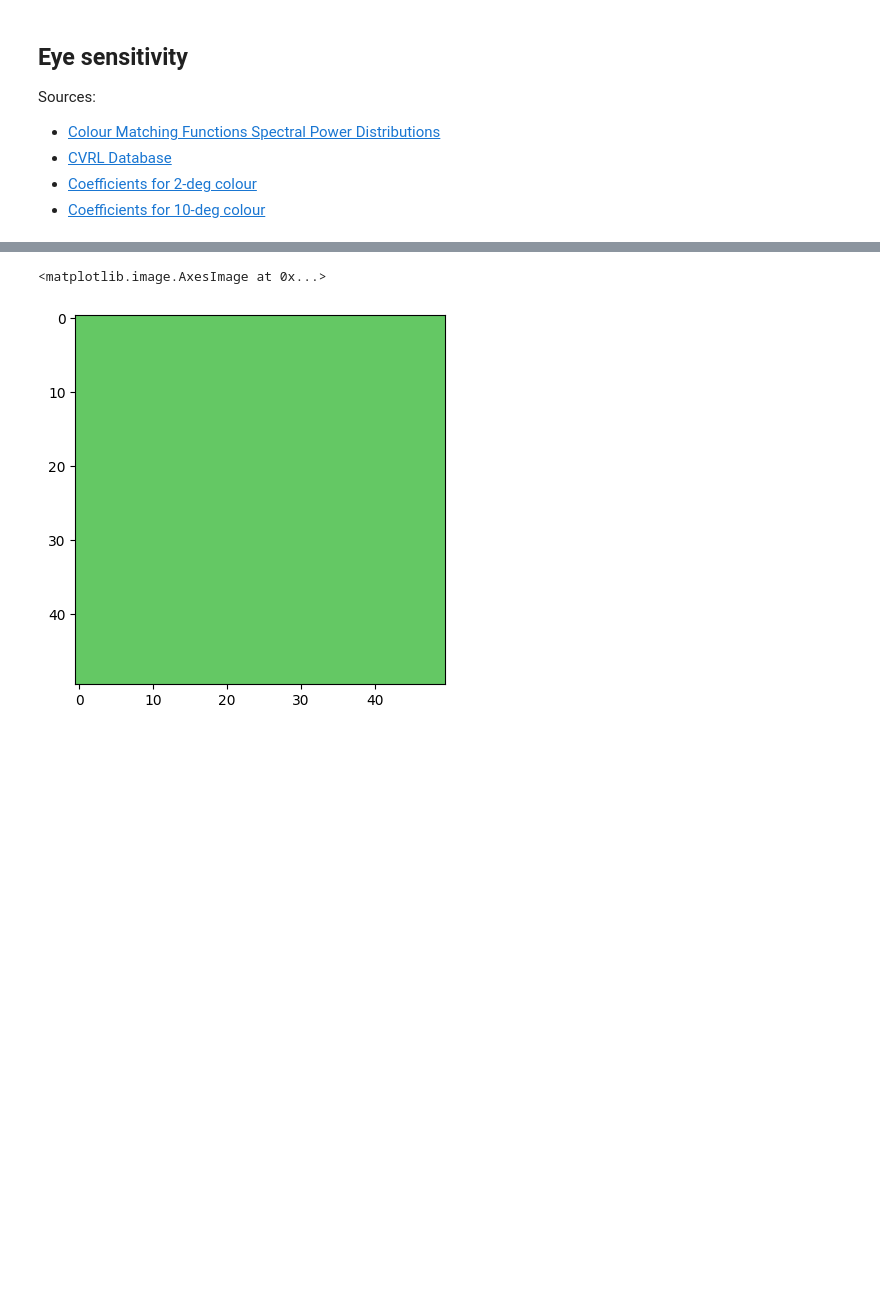
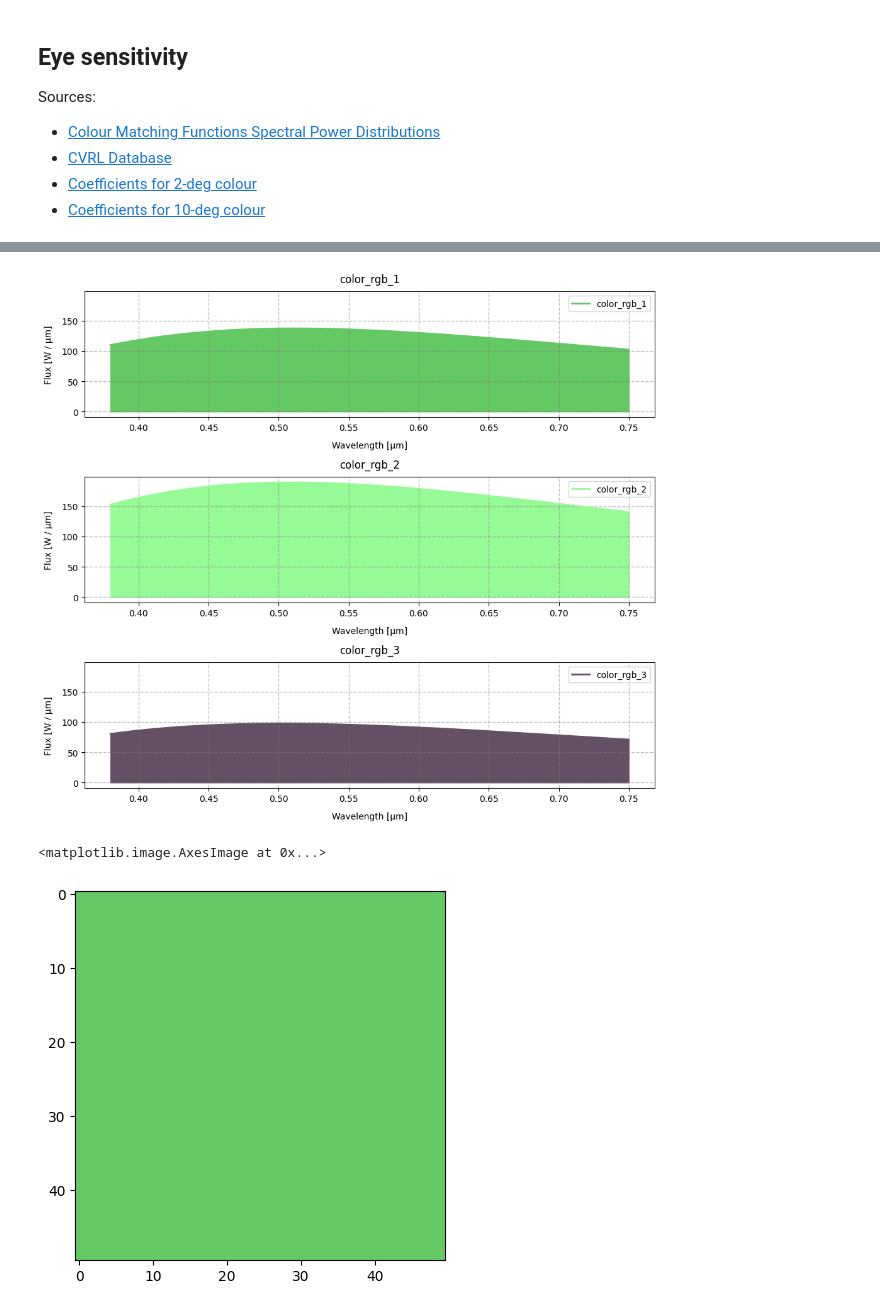
Before and after one commit to BogdanPinchuk/ComputerVision-PBY_HW1, a Jupyter notebook: Investigation.ipynb, the cells around one changed output, grey strips where cells are left out. Drawn from its saved outputs; the diff is of its cells as text; code cells hidden in the pictures; blank space fills up the shorter version.

```diff
--- a/Investigation.ipynb
+++ b/Investigation.ipynb
@@ -246,3 +298,30 @@ $\alpha$ – gaze angle relative to the screen normal, $\tau \approx 1 $ – tra
+# %%
+import matplotlib.pyplot as plt
+
+M_array = F_colors
+colors = ["color_rgb_1", "color_rgb_2", "color_rgb_3"]
+
+_, axes = plt.subplots(len(M_array), 1, figsize=(10, 3 * len(M_array)), sharey=True)
+
+for idx, item in enumerate(M_array):
+    ax = axes[idx]
+
+    temp_color = np.asanyarray(colors_rgb[idx]) / max_bit
+    ax.plot(wavelengths_mkm, M_array[idx], linewidth=2.0, color=temp_color, label=colors[idx])
+    ax.fill_between(wavelengths_mkm, M_array[idx], alpha=1.0, color=temp_color)
+
+    ax.grid(axis='both', visible=True, which='major', ls='--', linewidth=1.0, color='tab:gray')
+    # ax.minorticks_on()
+    ax.grid(axis='both', visible=True, which='minor', ls=':', linewidth=0.5, color='tab:green')
+    ax.set_title(colors[idx], pad=10, loc='center', color='black')
+    ax.set_xlabel("Wavelength [μm]", labelpad=10, loc='center', color='black')
+    ax.set_ylabel("Flux [W / μm]", labelpad=10, loc='center', color='black')
+    ax.legend()
+
+plt.tight_layout()
+plt.show()
+# %% [output]
+[figure, added]
 # %%
 import numpy as np
 import matplotlib.pyplot as plt
```
Also changed, not shown: parts of 7 cells of this notebook.
